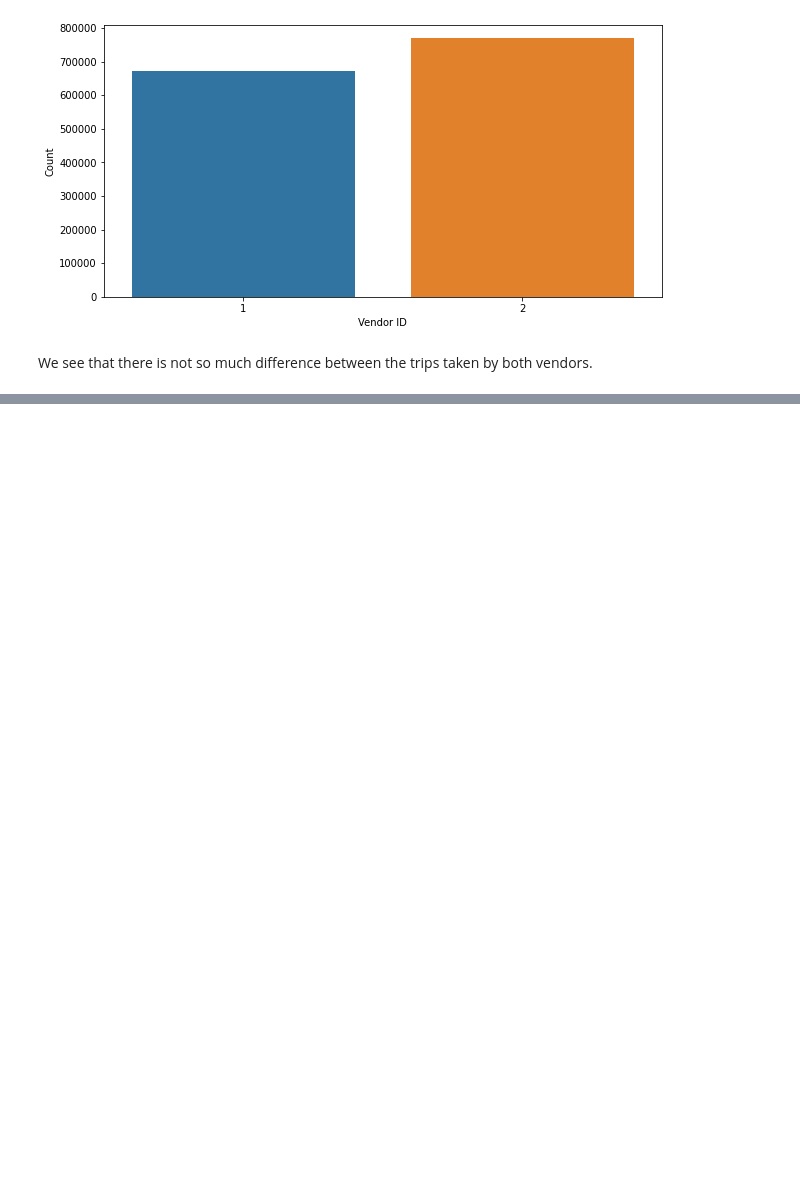
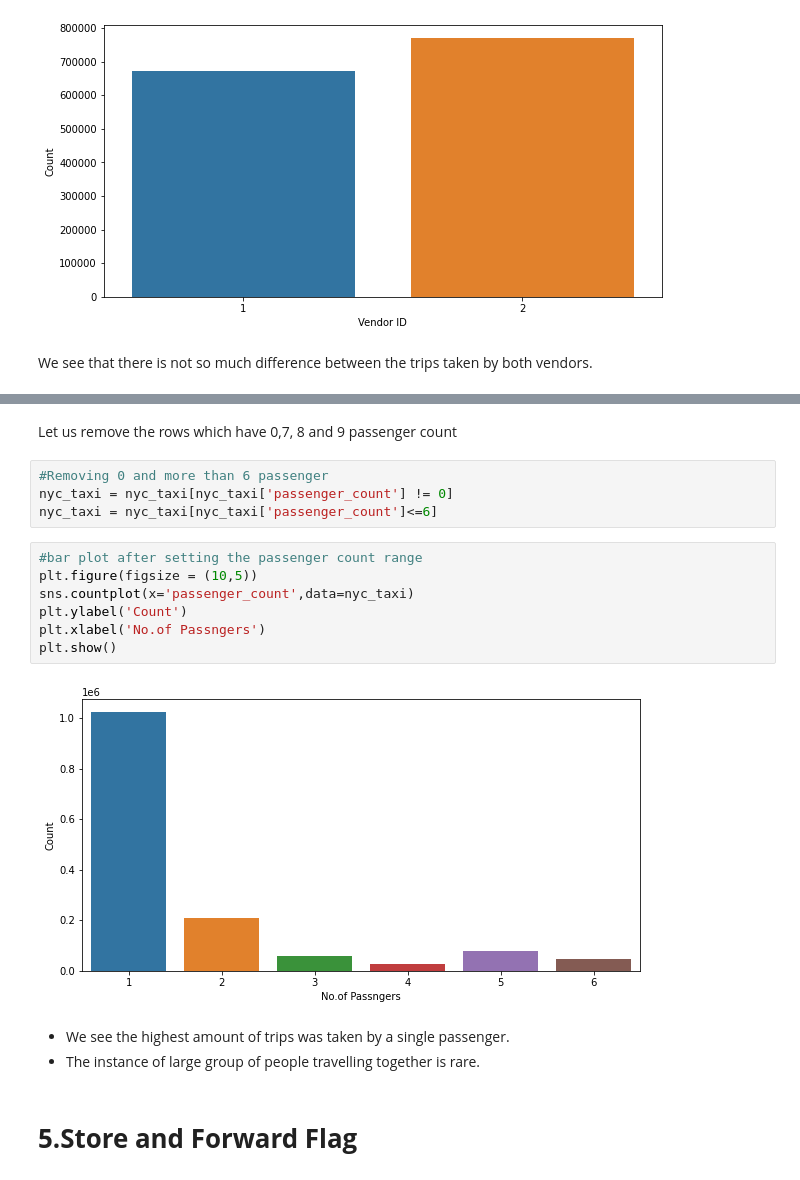
Before and after one commit to ankur727/NYC_Taxi_Trip_Time_Prediction, a Jupyter notebook: NYC_Taxi_Trip_Time_Prediction_Capstone_Project.ipynb, the cells around one changed output, grey strips where cells are left out. Drawn from its saved outputs; the diff is of its cells as text; blank space fills up the shorter version.

```diff
--- a/NYC_Taxi_Trip_Time_Prediction_Capstone_Project.ipynb
+++ b/NYC_Taxi_Trip_Time_Prediction_Capstone_Project.ipynb
@@ -470,0 +495,22 @@ We see that there is not so much difference between the trips taken by both vend
+# %% [markdown]
+Let us remove the rows which have 0,7, 8 and 9 passenger count
+# %%
+#Removing 0 and more than 6 passenger
+nyc_taxi = nyc_taxi[nyc_taxi['passenger_count'] != 0]
+nyc_taxi = nyc_taxi[nyc_taxi['passenger_count']<=6]
+# %%
+#bar plot after setting the passenger count range
+plt.figure(figsize = (10,5))
+sns.countplot(x='passenger_count',data=nyc_taxi)
+plt.ylabel('Count')
+plt.xlabel('No.of Passngers')
+plt.show()
+# %% [output]
+[figure, added]
+# %% [markdown]
+
+
+*  We see the highest amount of trips was taken by a single passenger.
+* The instance of large group of people travelling together is rare.
+# %% [markdown]
+# **5.Store and Forward Flag**
```
Also changed, not shown: parts of 57 cells of this notebook.
